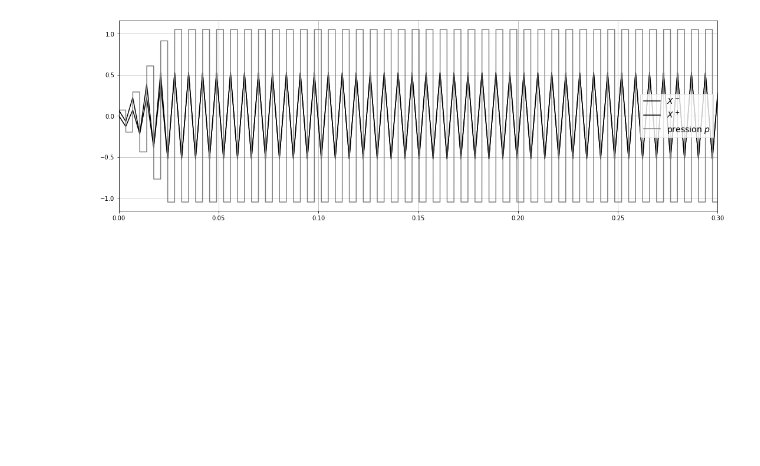
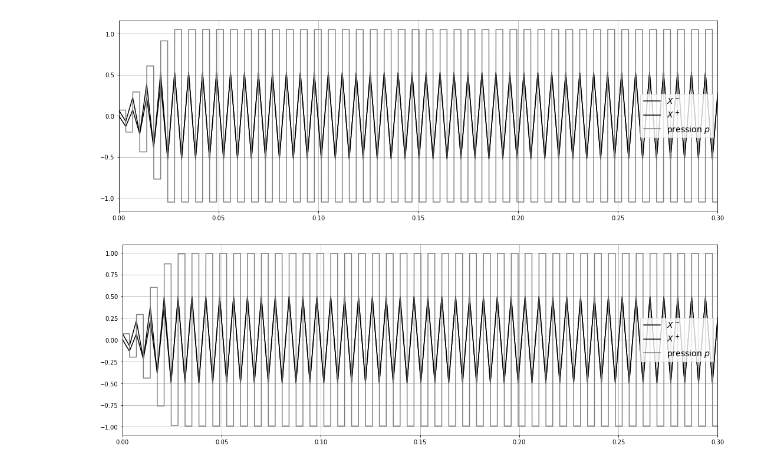
Before and after one commit to ClementineBerger/Auto-oscillations, a Jupyter notebook: Modélisations physique/maganza_v2.ipynb, the cells around one changed output. Cells and saved outputs as stored; diff of their text form; code cells hidden in the pictures; blank space fills up the shorter version.

```diff
--- a/Modélisations physique/maganza_v2.ipynb
+++ b/Modélisations physique/maganza_v2.ipynb
@@ -212,3 +209,56 @@ plt.tight_layout()
 # %% [output]
 0.06910485196022778
 [figure]
+# %%
+### Initialisation
+Ncompute = len(compute_time)
+Nsim = len(time_sim)
+
+Xmoins_compute = np.zeros(Ncompute)
+Xplus_compute = np.zeros(Ncompute)
+
+zeta = 0.2
+gamma = 0.6
+F0,A,B,C = coeffs(gamma,zeta)
+
+# Initialisation
+
+p0 = F0/(1-A)
+u0 = Fapprox(p0,F0,A,B,C)
+
+Xmoins_compute[0] = (p0 - u0)/2
+Xplus_compute[0] = (p0+u0)/2
+
+# Calculs
+
+for i in range(1,Ncompute):
+    Xmoins_compute[i] = -G(Xmoins_compute[i-1],gamma,zeta,liste_G,x_G)
+    X = G(Xmoins_compute[i],gamma,zeta,liste_G,x_G)
+    Xplus_compute[i] = X
+
+Xmoins = np.zeros(Nsim)
+Xplus = np.zeros(Nsim)
+
+i = 0
+ind = 0
+while i < Nsim and ind < Ncompute :
+    Xmoins[i] = Xmoins_compute[ind]
+    Xplus[i] = Xplus_compute[ind]
+    i+=1
+    time = i/fe
+    ind = int(time//T)
+
+p = (Xmoins+Xplus)
+f = (Xmoins-Xplus)
+
+plt.figure(figsize=(15,5))
+plt.plot(compute_time,Xmoins_compute,color='k',label=r'$X^-$')
+plt.plot(compute_time,Xplus_compute,color='k',label=r'$X^+$')
+plt.plot(time_sim,p,color='grey',label=r"pression $p$")
+plt.legend(fontsize=14)
+plt.grid()
+plt.xlim(0,0.3)
+
+plt.tight_layout()
+# %% [output]
+[figure, added]
```
Also changed, not shown: parts of 1 cell of this notebook.
